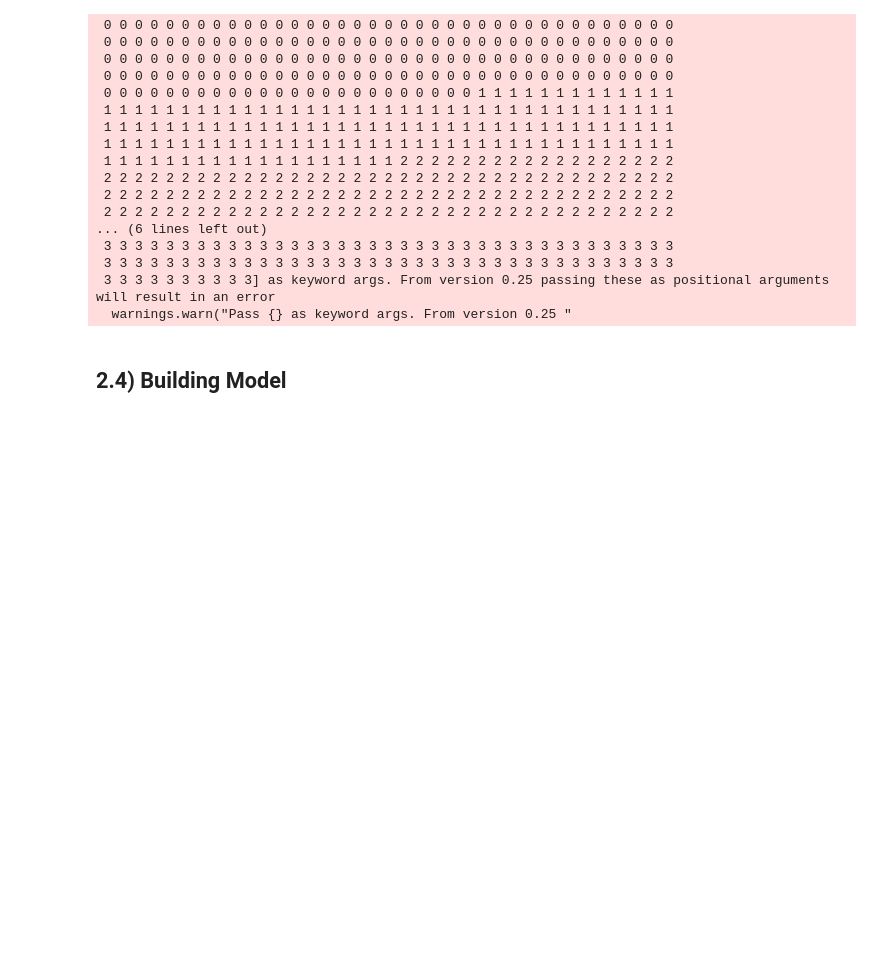
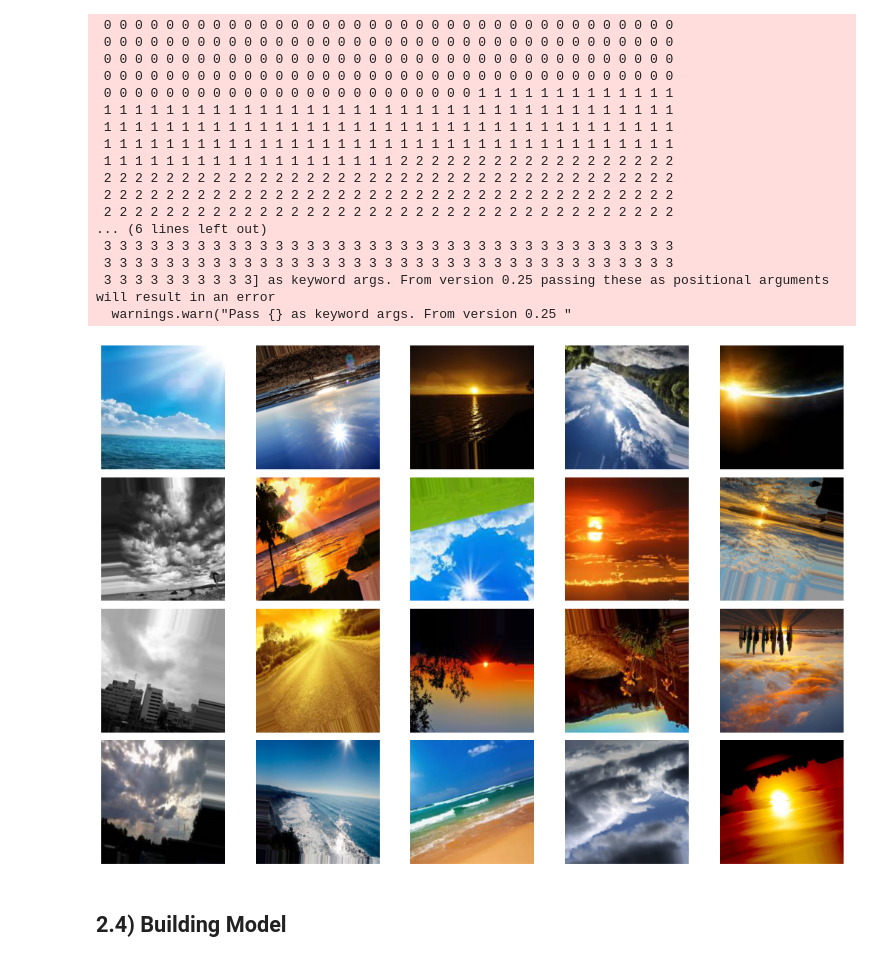
Before and after one commit to Dominic-Mu/dsc-phase-4-group-19-project, a Jupyter notebook: index.ipynb, the cells around one changed output. Cells and saved outputs as stored; diff of their text form; code cells hidden in the pictures; blank space fills up the shorter version.

Commit message:
changing images to svg

```diff
--- a/index.ipynb
+++ b/index.ipynb
@@ -445,6 +450,27 @@ class_weights_dict = dict(enumerate(class_weights))
  3 3 3 3 3 3 3 3 3 3 3 3 3 3 3 3 3 3 3 3 3 3 3 3 3 3 3 3 3 3 3 3 3 3 3 3 3
  3 3 3 3 3 3 3 3 3 3] as keyword args. From version 0.25 passing these as positional arguments will result in an error
   warnings.warn("Pass {} as keyword args. From version 0.25 "
+# %%
+# Getting 20 sample augmented images from train_gen
+sample_images = []
+num_samples = 20
+
+for i in range(num_samples):
+    augmented_image, _ = train_gen.next()
+    sample_images.append(augmented_image[0])
+
+# Displaying the sample images
+plt.figure(figsize=(15, 10))
+for i in range(num_samples):
+    plt.subplot(4, 5, i + 1)
+    plt.imshow(sample_images[i])
+    plt.axis('off')
+
+plt.tight_layout()
+plt.savefig('./images/sample_augmented_images.svg', format='svg')
+plt.show()
+# %% [output]
+[figure, added]
 # %% [markdown]
 ## 2.4) Building Model
 # %%
```
Also changed, not shown: parts of 4 cells of this notebook, 14 other files.
